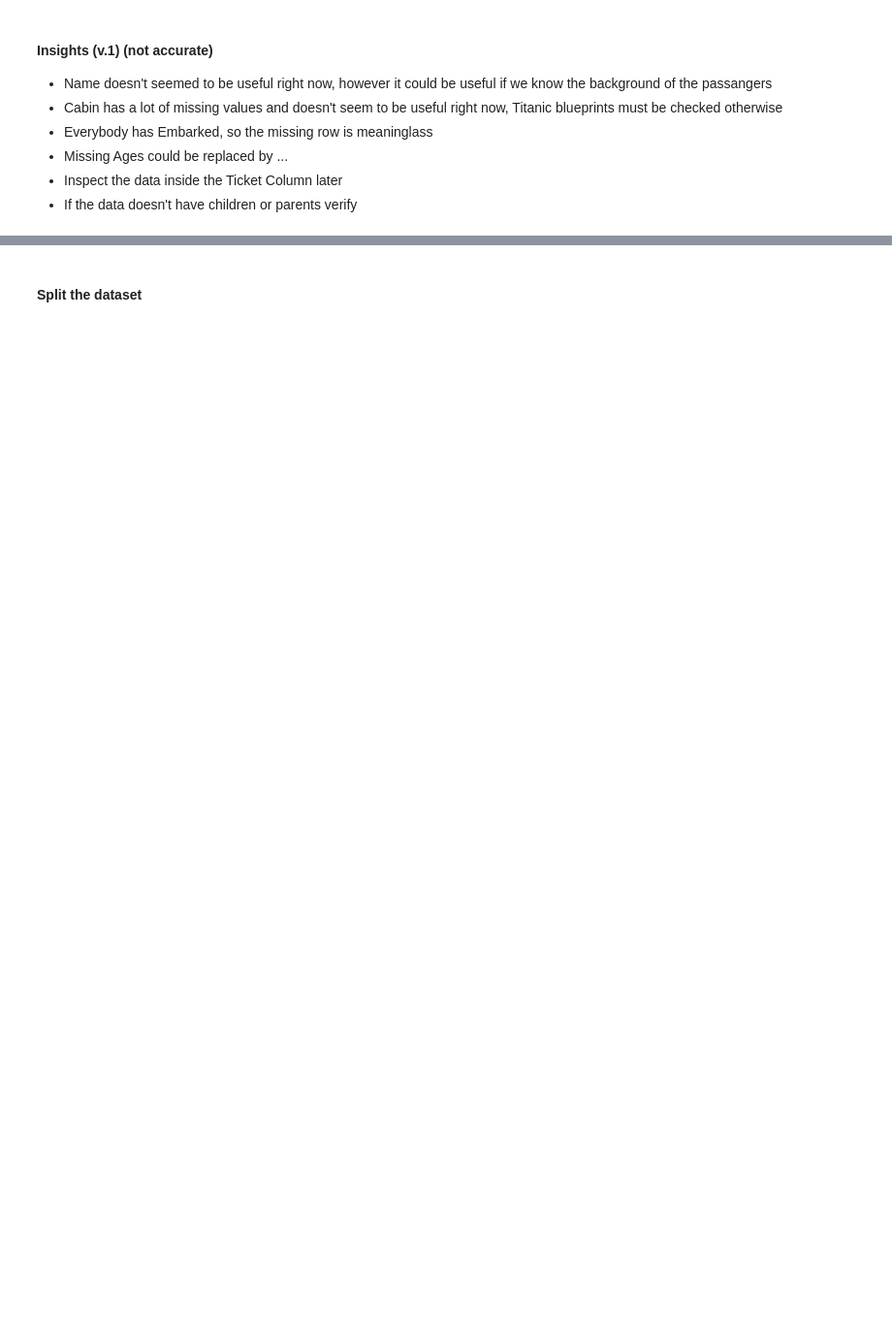
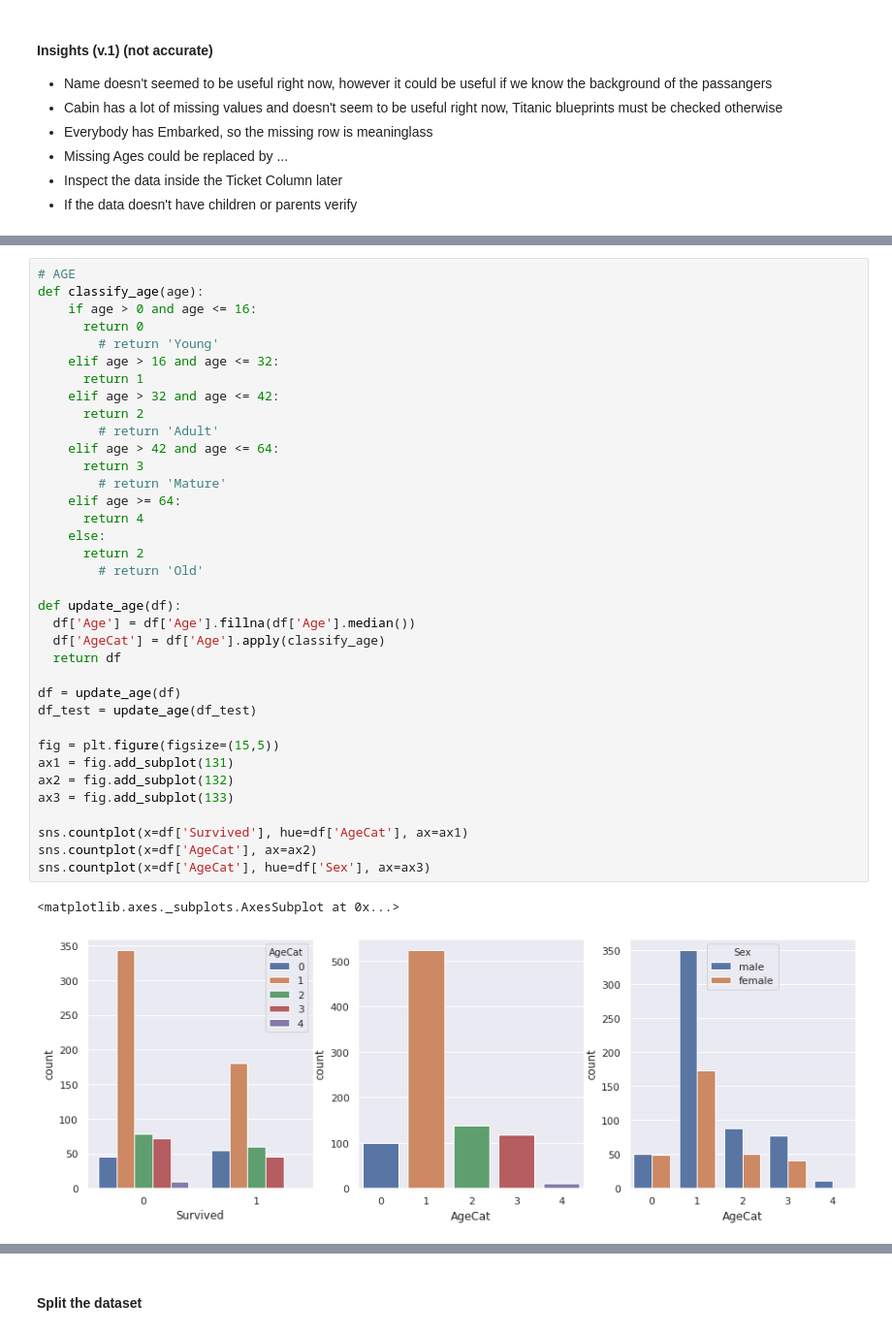
Before and after one commit to hugueds/kaggle-titanic, a Jupyter notebook: Titanic.ipynb, the cells around one changed output, grey strips where cells are left out. Shown: that part at 97% size. Drawn from its saved outputs; the diff is of its cells as text; blank space fills up the shorter version.

```diff
--- a/Titanic.ipynb
+++ b/Titanic.ipynb
@@ -216,0 +223,39 @@ df
+# %%
+# AGE
+def classify_age(age):
+    if age > 0 and age <= 16:
+      return 0
+        # return 'Young'
+    elif age > 16 and age <= 32:
+      return 1
+    elif age > 32 and age <= 42:
+      return 2
+        # return 'Adult'
+    elif age > 42 and age <= 64:
+      return 3
+        # return 'Mature'
+    elif age >= 64:
+      return 4
+    else:
+      return 2
+        # return 'Old'
+
+def update_age(df):
+  df['Age'] = df['Age'].fillna(df['Age'].median())
+  df['AgeCat'] = df['Age'].apply(classify_age)
+  return df
+
+df = update_age(df)
+df_test = update_age(df_test)
+
+fig = plt.figure(figsize=(15,5))
+ax1 = fig.add_subplot(131)
+ax2 = fig.add_subplot(132)
+ax3 = fig.add_subplot(133)
+
+sns.countplot(x=df['Survived'], hue=df['AgeCat'], ax=ax1)
+sns.countplot(x=df['AgeCat'], ax=ax2)
+sns.countplot(x=df['AgeCat'], hue=df['Sex'], ax=ax3)
+# %% [output]
+<matplotlib.axes._subplots.AxesSubplot at 0x...>
+[figure, added]
```
Also changed, not shown: parts of 65 cells of this notebook.
